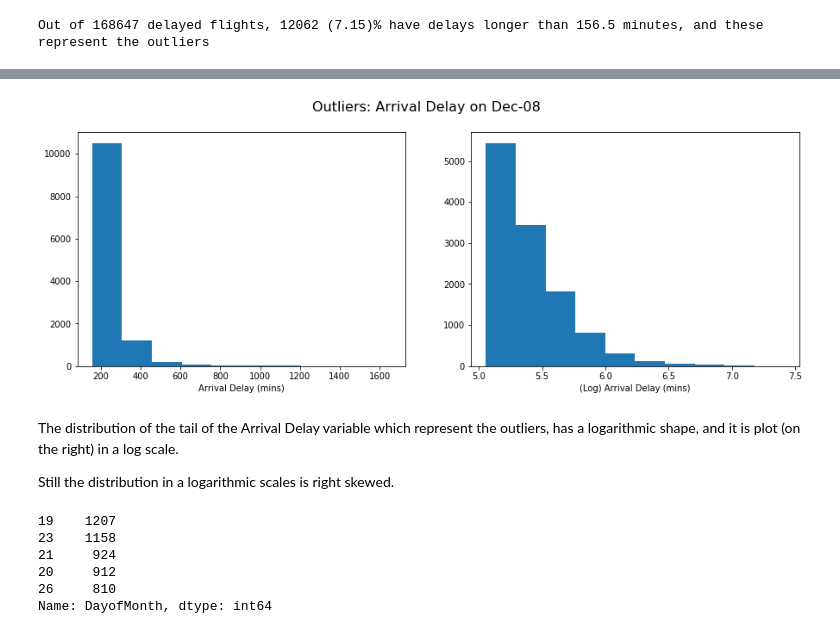
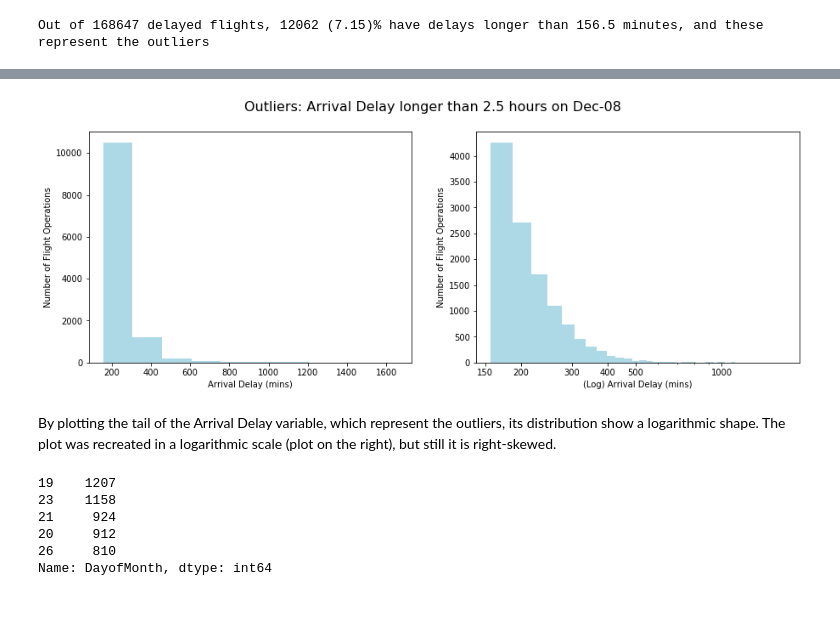
Before and after one commit to thaisruiz/udacity-communicating-data-findings, a Jupyter notebook: Flights_exploration_in_progress.ipynb, the cells around one changed output, grey strips where cells are left out. Drawn from its saved outputs; the diff is of its cells as text; code cells hidden in the pictures; blank space fills up the shorter version.

```diff
--- a/Flights_exploration_in_progress.ipynb
+++ b/Flights_exploration_in_progress.ipynb
@@ -850,24 +888,25 @@ Out of 168647 delayed flights, 12062 (7.15)% have delays longer than 156.5 minut
 # %%
 # Histogram plotting
 fig= plt.figure()
-fig.suptitle('Outliers: Arrival Delay on Dec-08', fontsize=16)
+fig.suptitle('Outliers: Arrival Delay longer than 2.5 hours on Dec-08', fontsize=16)
 
 ax1 = plt.subplot(1,2,1)
-plt.hist(del_outliers.ArrDelay);
+plt.hist(del_outliers.ArrDelay, color='lightblue')
 plt.xlabel('Arrival Delay (mins)')
+plt.ylabel('Number of Flight Operations')
 
 # Histogram on a log scale
 ax2 = plt.subplot(1,2,2)
-plt.hist(np.log(del_outliers.ArrDelay))
-plt.xlabel('(Log) Arrival Delay (mins)');
-#xticks = [200, 500, 1000]
-#plt.xticks(xticks, xticks);
+plt.hist(del_outliers.ArrDelay, color='lightblue', bins=50)
+plt.xscale('log')
+plt.xlabel('(Log) Arrival Delay (mins)')
+plt.ylabel('Number of Flight Operations');
+xticks = [150, 200, 300, 400, 500, 1000]
+plt.xticks(xticks, xticks);
 # %% [output]
-[figure, old version]
+[figure, new version]
 # %% [markdown]
-The distribution of the tail of the Arrival Delay variable which represent the outliers, has a logarithmic shape, and it is plot (on the right) in a log scale.
-
-Still the distribution in a logarithmic scales is right skewed.
+By plotting the tail of the Arrival Delay variable, which represent the outliers, its distribution show a logarithmic shape. The plot was recreated in a logarithmic scale (plot on the right), but still it is right-skewed.
 # %%
 del_outliers.DayofMonth.value_counts().head()
 # %% [output]
```
Also changed, not shown: parts of 66 cells of this notebook.
